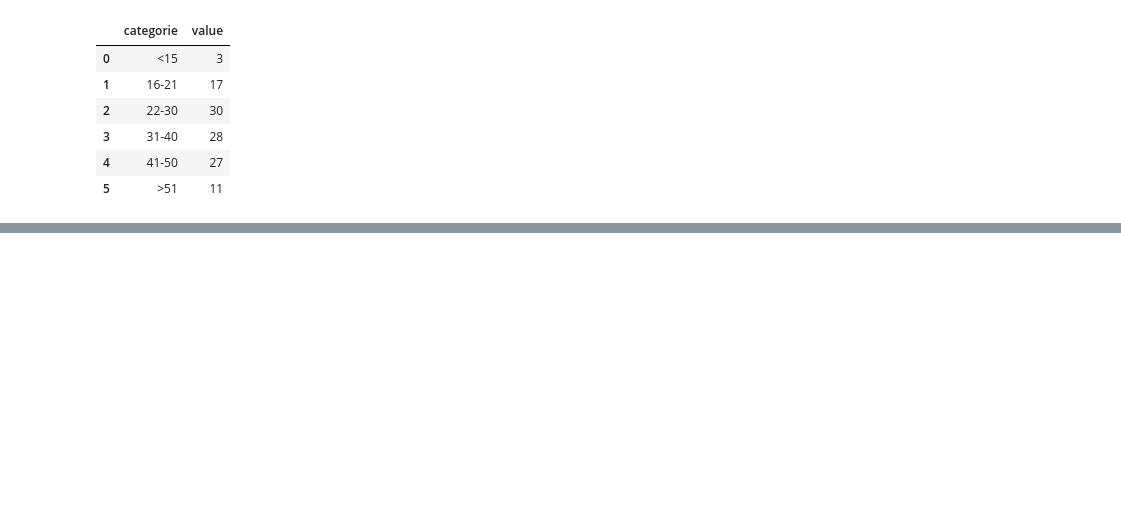
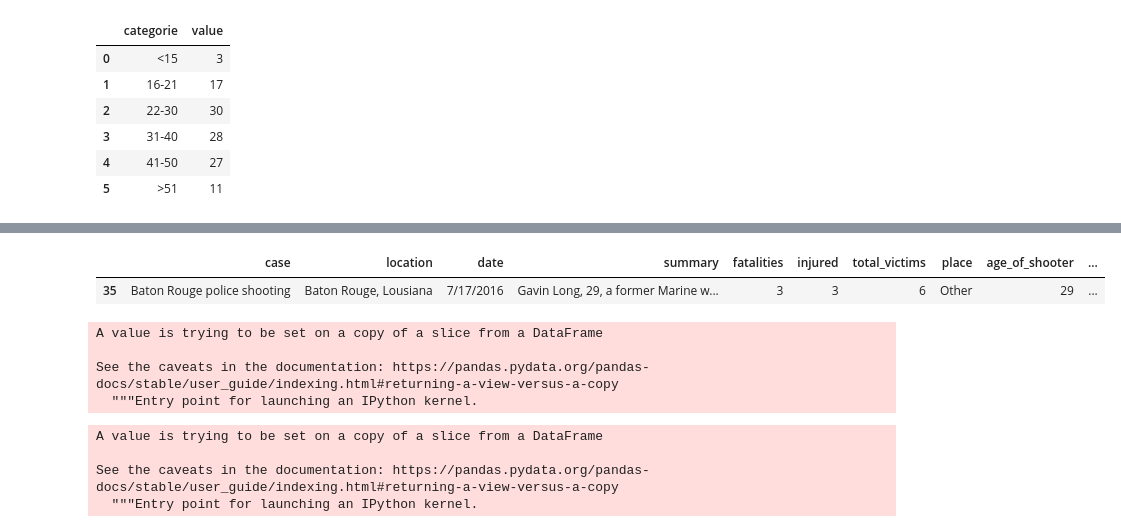
Before and after one commit to anais-ferrera/DATA732-mass-shooting, a Jupyter notebook: public/datasets/triage_dataUS.ipynb, the cells around one changed output, grey strips where cells are left out. Cells and saved outputs as stored; diff of their text form; code cells hidden in the pictures; blank space fills up the shorter version.

```diff
--- a/public/datasets/triage_dataUS.ipynb
+++ b/public/datasets/triage_dataUS.ipynb
@@ -1,7 +1,7 @@
 # %%
 import pandas as pd
 # %%
-df=pd.read_csv('MassShootings.csv')
+df=pd.read_csv('data_us.csv')
 df
 # %% [output]
 |  | case | location | date | summary | fatalities | injured | total_victims | location.1 | age_of_shooter | ... |
@@ -178,0 +169,19 @@ dfArmeFinale.to_csv('dataArme.csv')
+# %%
+df.loc[df['state']=='Lousiana',:]
+# %% [output]
+|  | case | location | date | summary | fatalities | injured | total_victims | place | age_of_shooter | ... |
+| 35 | Baton Rouge police shooting | Baton Rouge, Lousiana | 7/17/2016 | Gavin Long, 29, a former Marine w... | 3 | 3 | 6 | Other | 29 | ... |
+# %%
+df['state'][df['state'] == "Lousiana"] = "Louisiana"
+# %% [output]
+A value is trying to be set on a copy of a slice from a DataFrame
+
+See the caveats in the documentation: https://pandas.pydata.org/pandas-docs/stable/user_guide/indexing.html#returning-a-view-versus-a-copy
+  """Entry point for launching an IPython kernel.
+# %%
+df['state'][df['state']=='D.C.']="District of Columbia"
+# %% [output]
+A value is trying to be set on a copy of a slice from a DataFrame
+
+See the caveats in the documentation: https://pandas.pydata.org/pandas-docs/stable/user_guide/indexing.html#returning-a-view-versus-a-copy
+  """Entry point for launching an IPython kernel.
```
Also changed, not shown: parts of 14 cells of this notebook, 12 other files.
